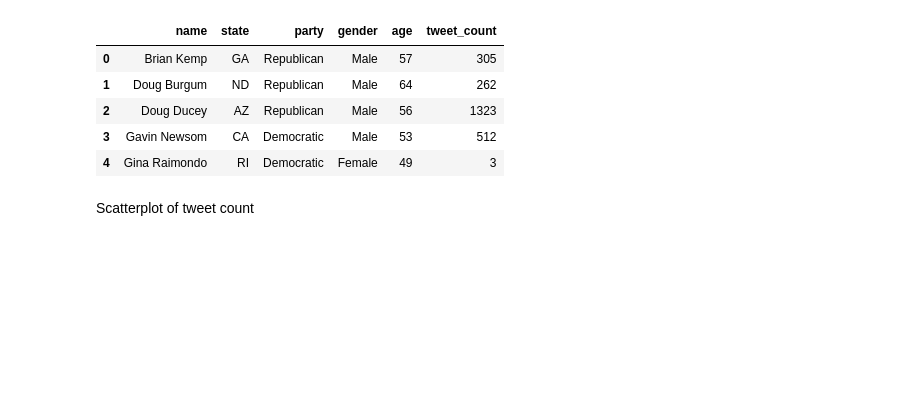
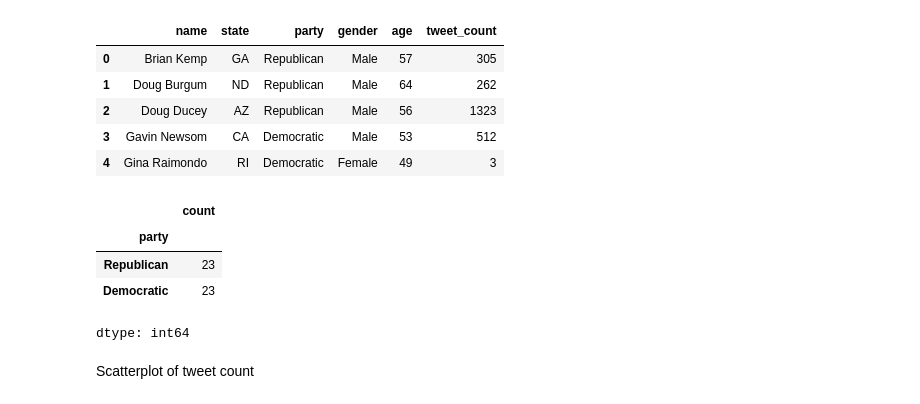
Before and after one commit to ishraqkhan32/dspp_assignment1, a Jupyter notebook: data_assignment_1.ipynb, the cells around one changed output. Cells and saved outputs as stored; diff of their text form; code cells hidden in the pictures; blank space fills up the shorter version.

```diff
--- a/data_assignment_1.ipynb
+++ b/data_assignment_1.ipynb
@@ -76,6 +76,15 @@ governor_df.head(5)
 | 2 | Doug Ducey | AZ | Republican | Male | 56 | 1323 |
 | 3 | Gavin Newsom | CA | Democratic | Male | 53 | 512 |
 | 4 | Gina Raimondo | RI | Democratic | Female | 49 | 3 |
+# %%
+# get count of democrat vs republican governors
+governor_df['party'].value_counts()
+# %% [output]
+|  | count |
+| party |  |
+| Republican | 23 |
+| Democratic | 23 |
+dtype: int64
 # %% [markdown]
 Scatterplot of tweet count
 # %%
```
Also changed, not shown: parts of 4 cells of this notebook.
